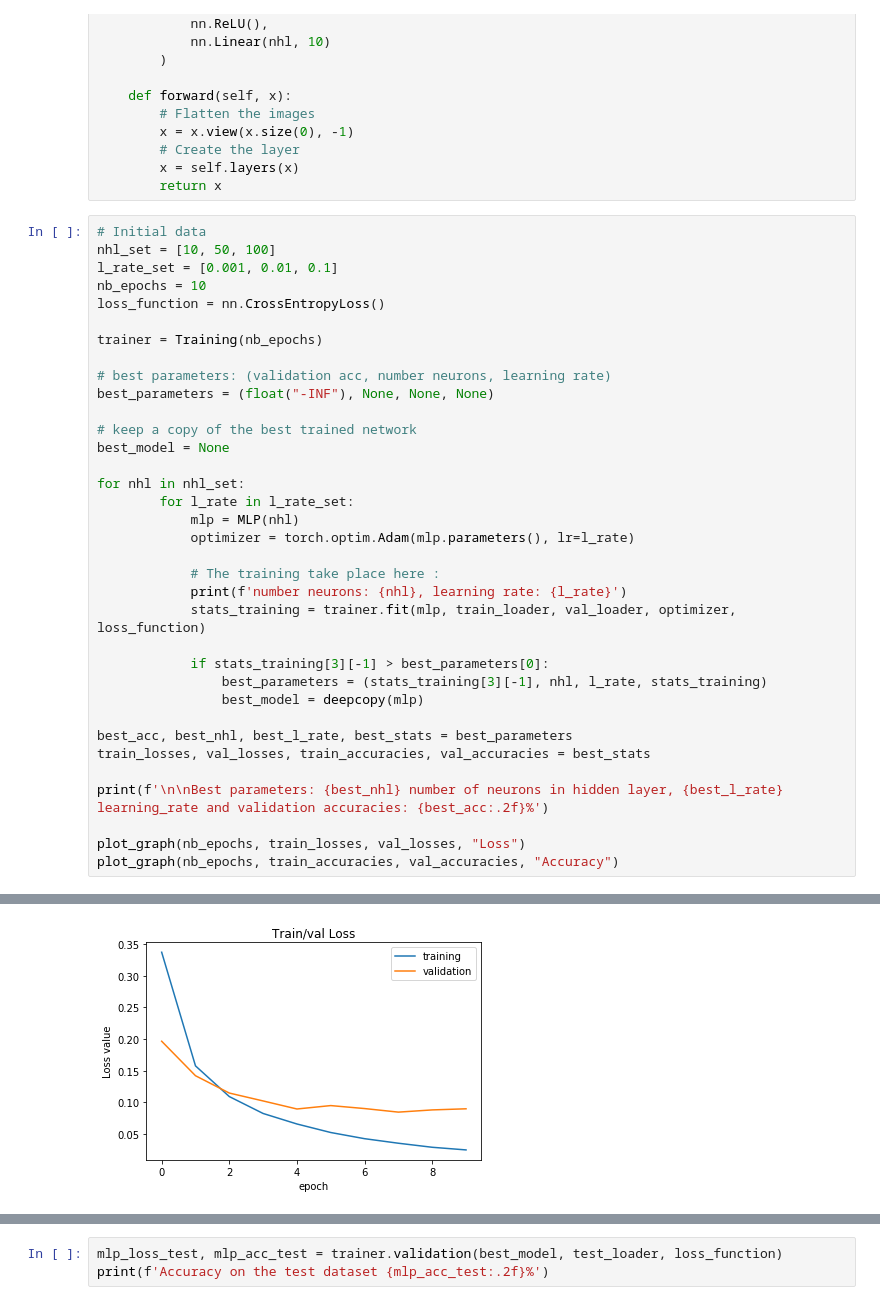
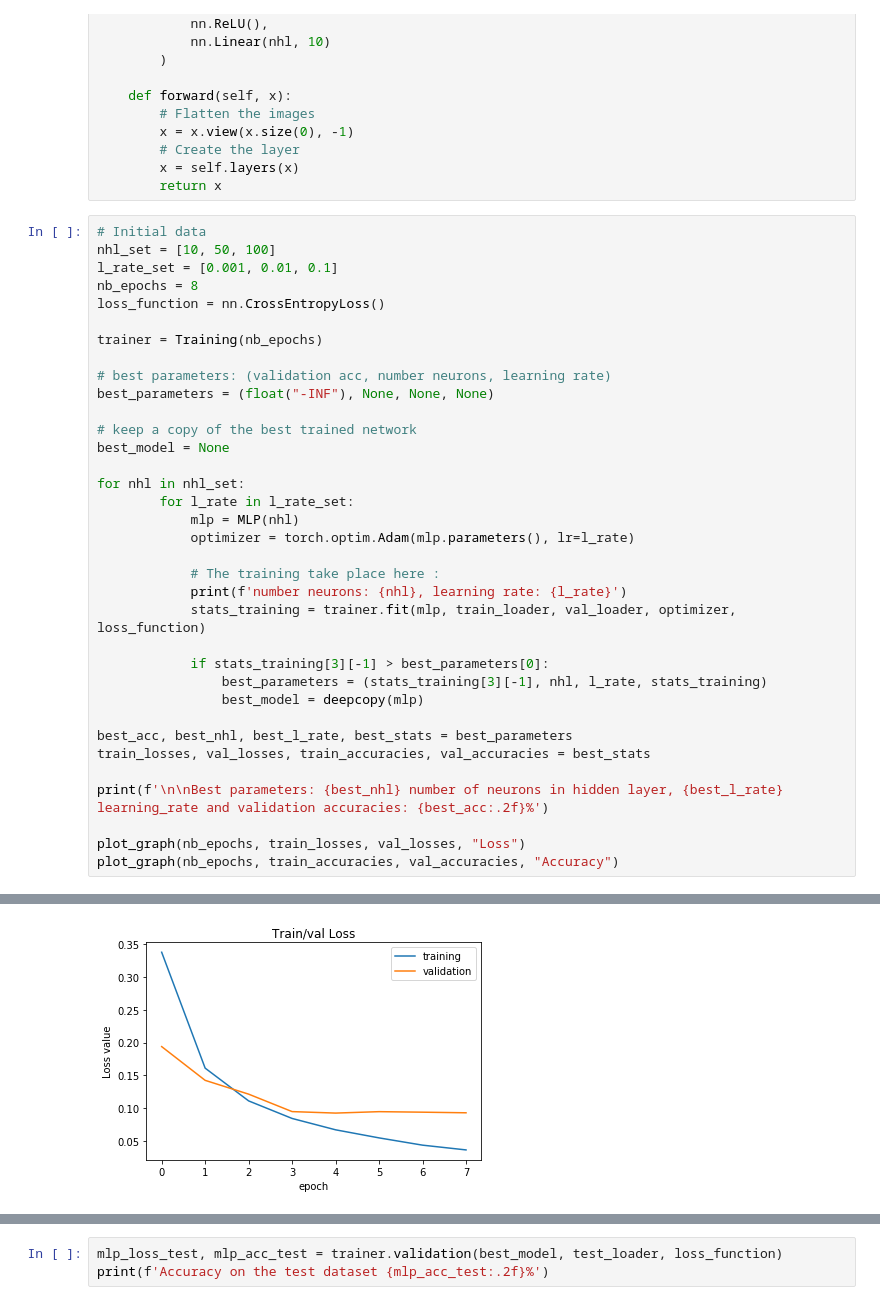
Before and after one commit to PatPat2020/2_MNIST, a Jupyter notebook: 2b/Patpat_2b.ipynb, the cells around one changed output, grey strips where cells are left out. Cells and saved outputs as stored; diff of their text form.

```diff
--- a/2b/Patpat_2b.ipynb
+++ b/2b/Patpat_2b.ipynb
@@ -209,7 +196,7 @@ class MLP(nn.Module):
 # Initial data
 nhl_set = [10, 50, 100]
 l_rate_set = [0.001, 0.01, 0.1]
-nb_epochs = 10
+nb_epochs = 8
 loss_function = nn.CrossEntropyLoss()
 
 trainer = Training(nb_epochs)
@@ -261 +248 @@ Best parameters: 100 number of neurons in hidden layer, 0.001 learning_rate and
-[figure, old version]
+[figure, new version]
```
Also changed, not shown: parts of 4 cells of this notebook, 3 other files.
